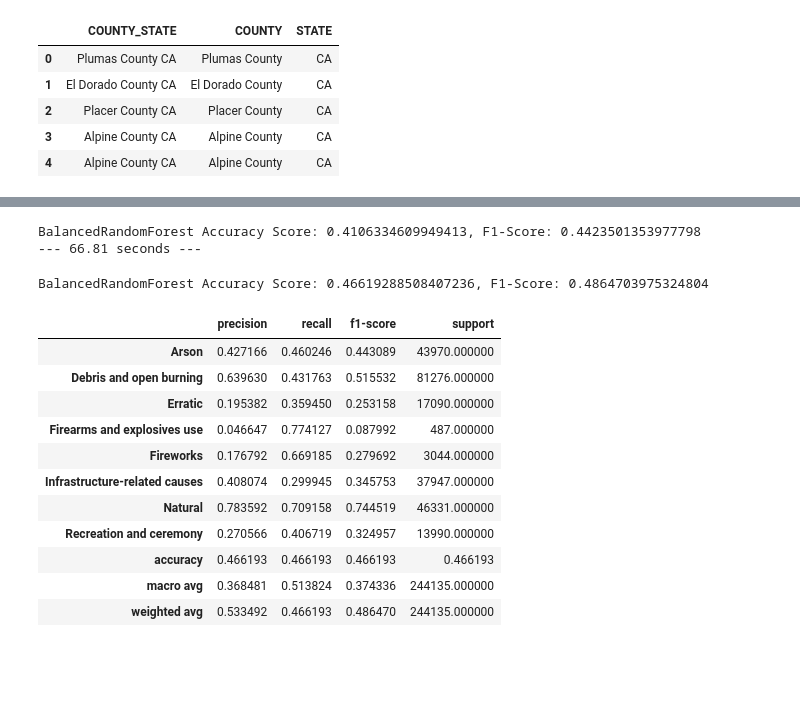
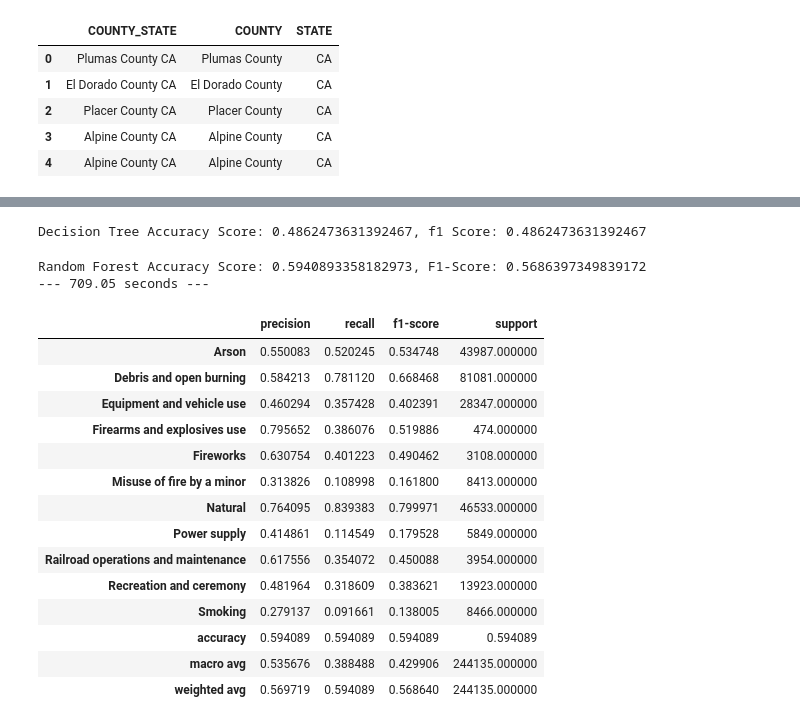
Before and after one commit to AnaCahet/first-group-project, a Jupyter notebook: Working files/RandomForest2.ipynb, the cells around one changed output, grey strips where cells are left out. Cells and saved outputs as stored; diff of their text form; code cells hidden in the pictures; blank space fills up the shorter version.

```diff
--- a/Working files/RandomForest2.ipynb
+++ b/Working files/RandomForest2.ipynb
@@ -119,3 +186 @@ model_data = model_data.drop('OWNER_DESCR', axis=1)
-# %%
-model_data = model_data[model_data['NWCG_GENERAL_CAUSE'] != 'Undetermined']
 # %%
@@ -219,45 +291,52 @@ data_2['NWCG_GENERAL_CAUSE'] = data_2['NWCG_GENERAL_CAUSE'].replace({'Railroad o
 # Combining FIreworks with Recreation & Ceremony
 # data_2['NWCG_GENERAL_CAUSE'] = data_2['NWCG_GENERAL_CAUSE'].replace({'Fireworks': 'Recreation and ceremony'})
 # %%
-X2 = data_2.drop("NWCG_GENERAL_CAUSE", axis=1)
-y2 = data_2["NWCG_GENERAL_CAUSE"]
+X3 = data_3.drop("NWCG_GENERAL_CAUSE", axis=1)
+y3 = data_3["NWCG_GENERAL_CAUSE"]
 
 
-X2_train, X2_test, y2_train, y2_test = train_test_split(X2, y2, test_size=0.2, shuffle=True, random_state=42)
+X3_train, X3_test, y3_train, y3_test = train_test_split(X3,y3, test_size=0.2, shuffle=True, random_state=2)
 # %%
-start_time2 = time.time()
-
-brf2 = BalancedRandomForestClassifier()
-brf2.fit(X2_train, y2_train)
-brf2_predictions = brf2.predict(X2_test)
-brf2_acc = accuracy_score(y2_test, brf2_predictions)
-brf2_f1 = f1_score(y2_test, brf2_predictions, average='weighted')
-print(f"BalancedRandomForest Accuracy Score: {brf_acc}, F1-Score: {brf_f1}")
-
-print("--- %s seconds ---" % round(time.time() - start_time, 2))
+dt3 = DecisionTreeClassifier()
+dt3.fit(X3_train,y3_train)
+dt3_predictions = dt3.predict(X3_test)
+dt3_acc = accuracy_score(y3_test, dt3_predictions)
+dt3_f1 = f1_score(y3_test, dt3_predictions, average='micro')
+print(f"Decision Tree Accuracy Score: {dt3_acc}, f1 Score: {dt3_f1}")
 # %% [output]
-BalancedRandomForest Accuracy Score: 0.4106334609949413, F1-Score: 0.4423501353977798
---- 66.81 seconds ---
+Decision Tree Accuracy Score: 0.4862473631392467, f1 Score: 0.4862473631392467
-# %%
-brf2_acc = accuracy_score(y2_test, brf2_predictions)
-brf2_f1 = f1_score(y2_test, brf2_predictions, average='weighted')
-print(f"BalancedRandomForest Accuracy Score: {brf2_acc}, F1-Score: {brf2_f1}")
-# %% [output]
-BalancedRandomForest Accuracy Score: 0.46619288508407236, F1-Score: 0.4864703975324804
+# %%
+start_time = time.time()
+
+rf3 = RandomForestClassifier()
+rf3.fit(X3_train, y3_train)
+rf3_predictions = rf3.predict(X3_test)
+rf3_acc = accuracy_score(y3_test, rf3_predictions)
+rf3_f1 = f1_score(y3_test, rf3_predictions, average='weighted')
+print(f"Random Forest Accuracy Score: {rf3_acc}, F1-Score: {rf3_f1}")
+
+
+print("--- %s seconds ---" % round(time.time() - start_time, 2))
+# %% [output]
+Random Forest Accuracy Score: 0.5940893358182973, F1-Score: 0.5686397349839172
+--- 709.05 seconds ---
 # %%
-report2 = classification_report(y2_test, brf2_predictions, output_dict=True)
-report2_df = pd.DataFrame(report2).transpose()
-report2_df
+report3 = classification_report(y3_test, rf3_predictions, output_dict=True)
+report3_df = pd.DataFrame(report3).transpose()
+report3_df
 # %% [output]
 |  | precision | recall | f1-score | support |
-| Arson | 0.427166 | 0.460246 | 0.443089 | 43970.000000 |
-| Debris and open burning | 0.639630 | 0.431763 | 0.515532 | 81276.000000 |
-| Erratic | 0.195382 | 0.359450 | 0.253158 | 17090.000000 |
-| Firearms and explosives use | 0.046647 | 0.774127 | 0.087992 | 487.000000 |
-| Fireworks | 0.176792 | 0.669185 | 0.279692 | 3044.000000 |
-| Infrastructure-related causes | 0.408074 | 0.299945 | 0.345753 | 37947.000000 |
-| Natural | 0.783592 | 0.709158 | 0.744519 | 46331.000000 |
-| Recreation and ceremony | 0.270566 | 0.406719 | 0.324957 | 13990.000000 |
-| accuracy | 0.466193 | 0.466193 | 0.466193 | 0.466193 |
-| macro avg | 0.368481 | 0.513824 | 0.374336 | 244135.000000 |
-| weighted avg | 0.533492 | 0.466193 | 0.486470 | 244135.000000 |
+| Arson | 0.550083 | 0.520245 | 0.534748 | 43987.000000 |
+| Debris and open burning | 0.584213 | 0.781120 | 0.668468 | 81081.000000 |
+| Equipment and vehicle use | 0.460294 | 0.357428 | 0.402391 | 28347.000000 |
+| Firearms and explosives use | 0.795652 | 0.386076 | 0.519886 | 474.000000 |
+| Fireworks | 0.630754 | 0.401223 | 0.490462 | 3108.000000 |
+| Misuse of fire by a minor | 0.313826 | 0.108998 | 0.161800 | 8413.000000 |
+| Natural | 0.764095 | 0.839383 | 0.799971 | 46533.000000 |
+| Power supply | 0.414861 | 0.114549 | 0.179528 | 5849.000000 |
+| Railroad operations and maintenance | 0.617556 | 0.354072 | 0.450088 | 3954.000000 |
+| Recreation and ceremony | 0.481964 | 0.318609 | 0.383621 | 13923.000000 |
+| Smoking | 0.279137 | 0.091661 | 0.138005 | 8466.000000 |
+| accuracy | 0.594089 | 0.594089 | 0.594089 | 0.594089 |
+| macro avg | 0.535676 | 0.388488 | 0.429906 | 244135.000000 |
+| weighted avg | 0.569719 | 0.594089 | 0.568640 | 244135.000000 |
```
Also changed, not shown: parts of 81 cells of this notebook, 3 other files.
